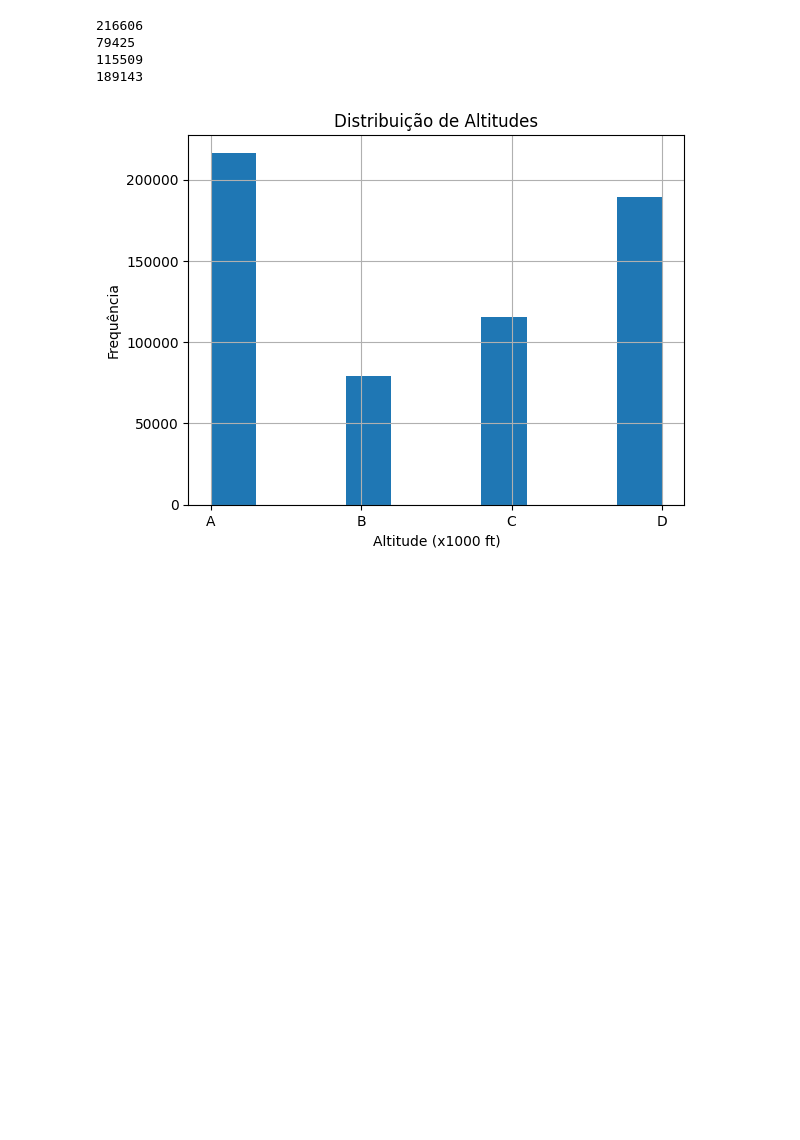
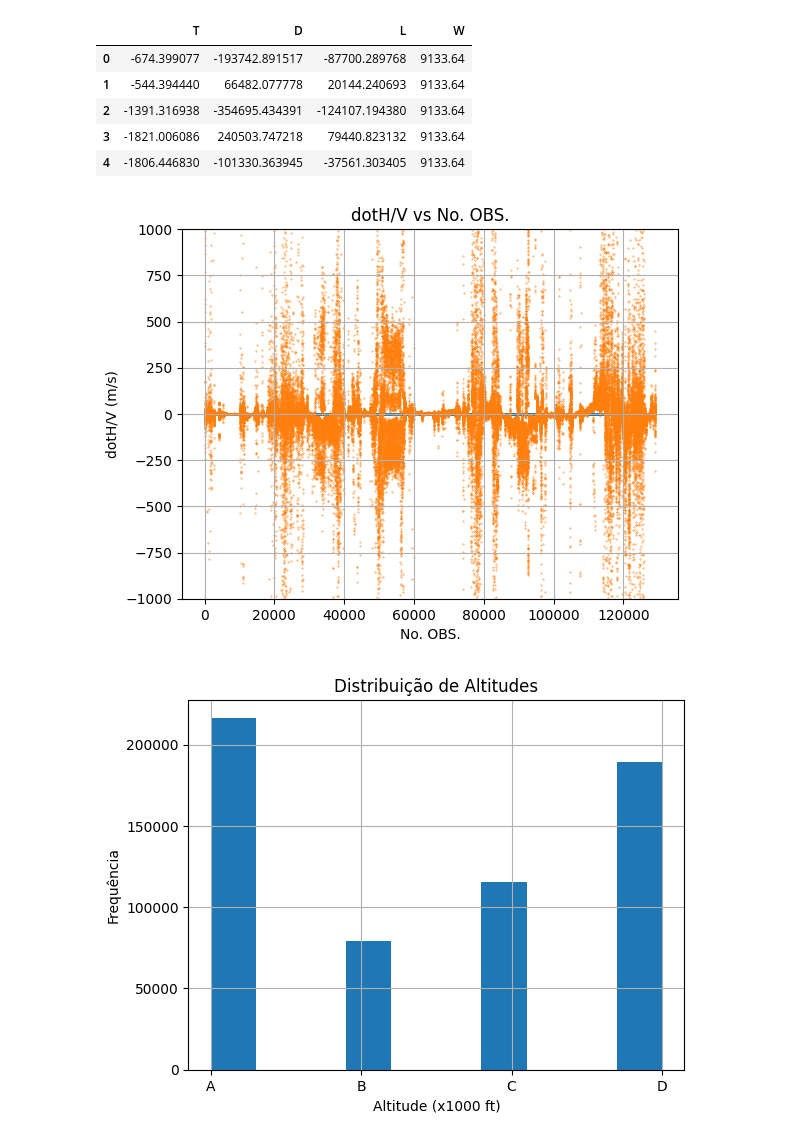
Before and after one commit to ymarcal/PMG, a Jupyter notebook: scriptPMG_refactored.ipynb, the cells around one changed output. Cells and saved outputs as stored; diff of their text form; code cells hidden in the pictures; blank space fills up the shorter version.

```diff
--- a/scriptPMG_refactored.ipynb
+++ b/scriptPMG_refactored.ipynb
@@ -76,15 +202,30 @@ def make_df():
     return df
 # %%
 df = make_df()
-print(len(df.iloc[df['faixa_altitude'] == 'A']))
-print(len(df.iloc[df['faixa_altitude'] == 'B']))
-print(len(df.iloc[df['faixa_altitude'] == 'C']))
-print(len(df.iloc[df['faixa_altitude'] == 'D']))
+df[['T', 'D', 'L', 'W']].head()
 # %% [output]
-216606
-79425
-115509
-189143
+|  | T | D | L | W |
+| 0 | -674.399077 | -193742.891517 | -87700.289768 | 9133.64 |
+| 1 | -544.394440 | 66482.077778 | 20144.240693 | 9133.64 |
+| 2 | -1391.316938 | -354695.434391 | -124107.194380 | 9133.64 |
+| 3 | -1821.006086 | 240503.747218 | 79440.823132 | 9133.64 |
+| 4 | -1806.446830 | -101330.363945 | -37561.303405 | 9133.64 |
+# %%
+df['dotH_over_V'] = np.gradient(df['Z'].to_numpy(), df['TEMPO_SAD'].to_numpy()) / (df['Va'].to_numpy()/1.94384)
+
+df['dotH_over_V_estimated'] = (df['T']-df['D'])/(df['W']/4.44822)
+# %%
+plt.scatter(df.loc[df['filename'] == '039_2013_VIN_FND']['No_OBS'], df.loc[df['filename'] == '039_2013_VIN_FND']['dotH_over_V'], s=0.1)
+plt.scatter(df.loc[df['filename'] == '039_2013_VIN_FND']['No_OBS'], df.loc[df['filename'] == '039_2013_VIN_FND']['dotH_over_V_estimated'], s=0.1)
+plt.grid()
+plt.xlabel('No. OBS.')
+plt.ylabel('dotH/V (m/s)')
+plt.title('dotH/V vs No. OBS.')
+# plt.xlim(36800, 37200)
+plt.ylim(-1000, 1000)
+plt.show()
+# %% [output]
+[figure, added]
 # %%
 plt.hist(df['faixa_altitude'])
 plt.xlabel('Altitude (x1000 ft)')
```
Also changed, not shown: parts of 3 cells of this notebook.
